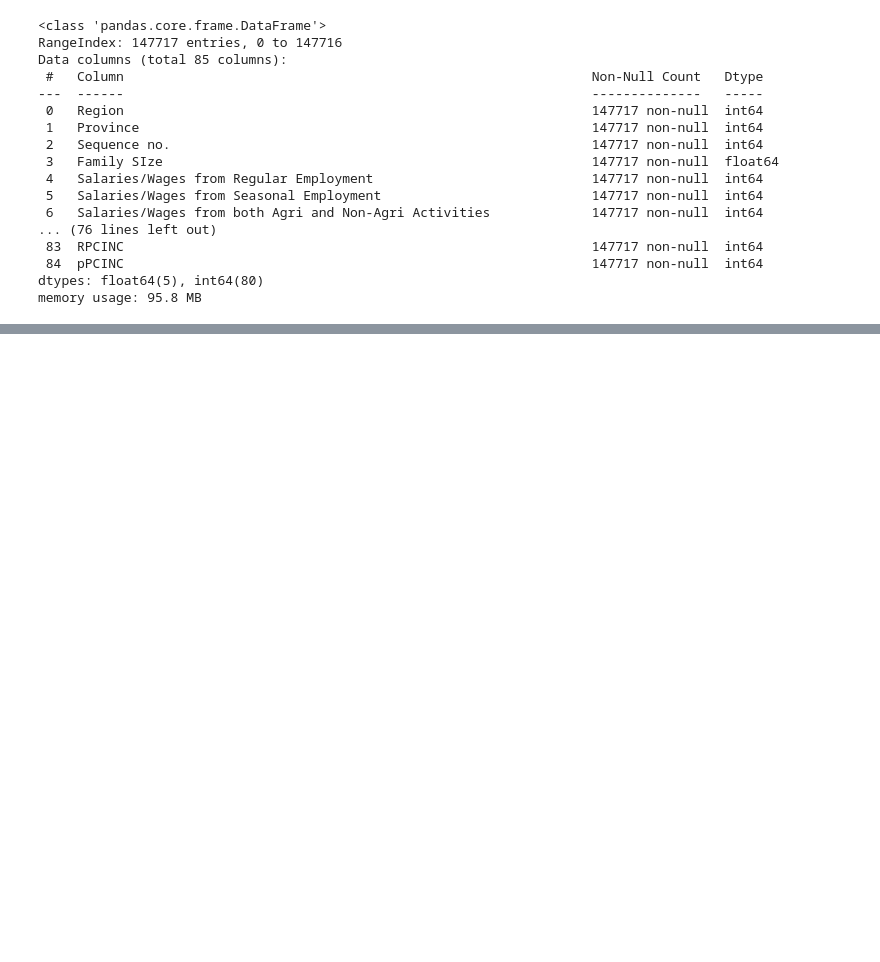
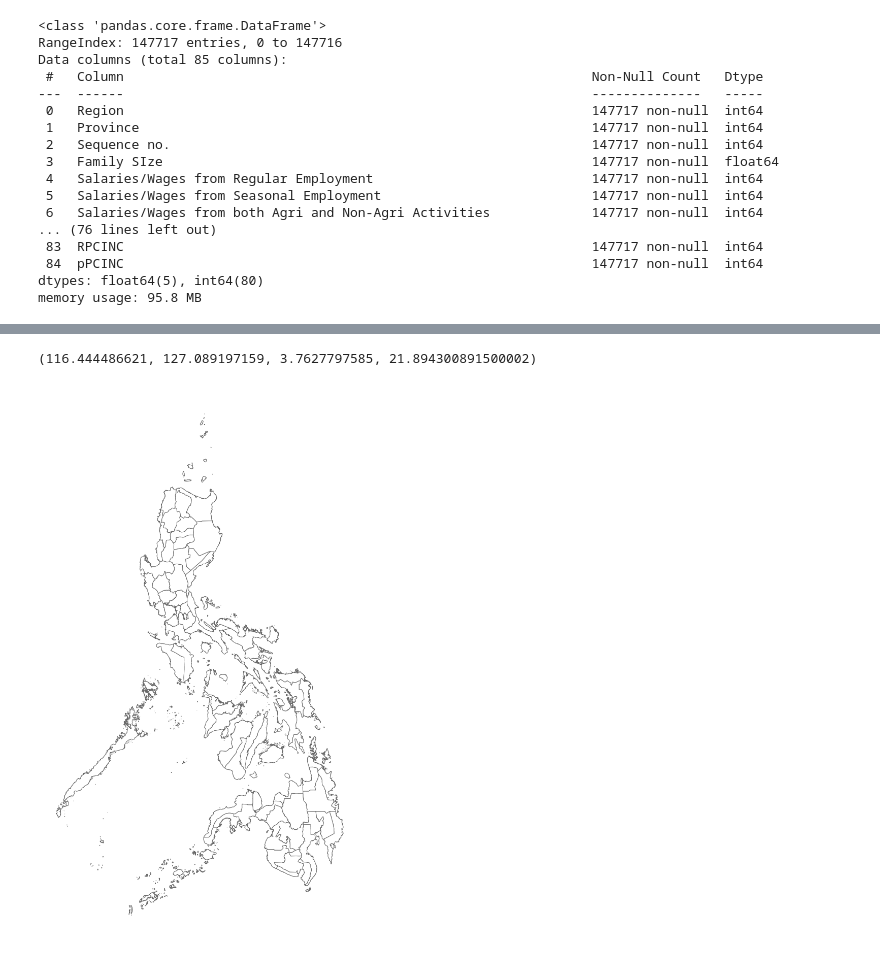
Before and after one commit to Secade/DATA101-FIES2018-DSWD, a Jupyter notebook: FIES2018 EDA.ipynb, the cells around one changed output, grey strips where cells are left out. Cells and saved outputs as stored; diff of their text form; code cells hidden in the pictures; blank space fills up the shorter version.

```diff
--- a/FIES2018 EDA.ipynb
+++ b/FIES2018 EDA.ipynb
@@ -56,0 +243,7 @@ ax.axis('off')
+# %%
+ax = ph_provinces.plot(figsize=(30,20), color="w", edgecolor="dimgray")
+
+ax.axis('off')
+# %% [output]
+(116.444486621, 127.089197159, 3.7627797585, 21.894300891500002)
+[figure, added]
```
Also changed, not shown: parts of 10 cells of this notebook, 7 other files.
